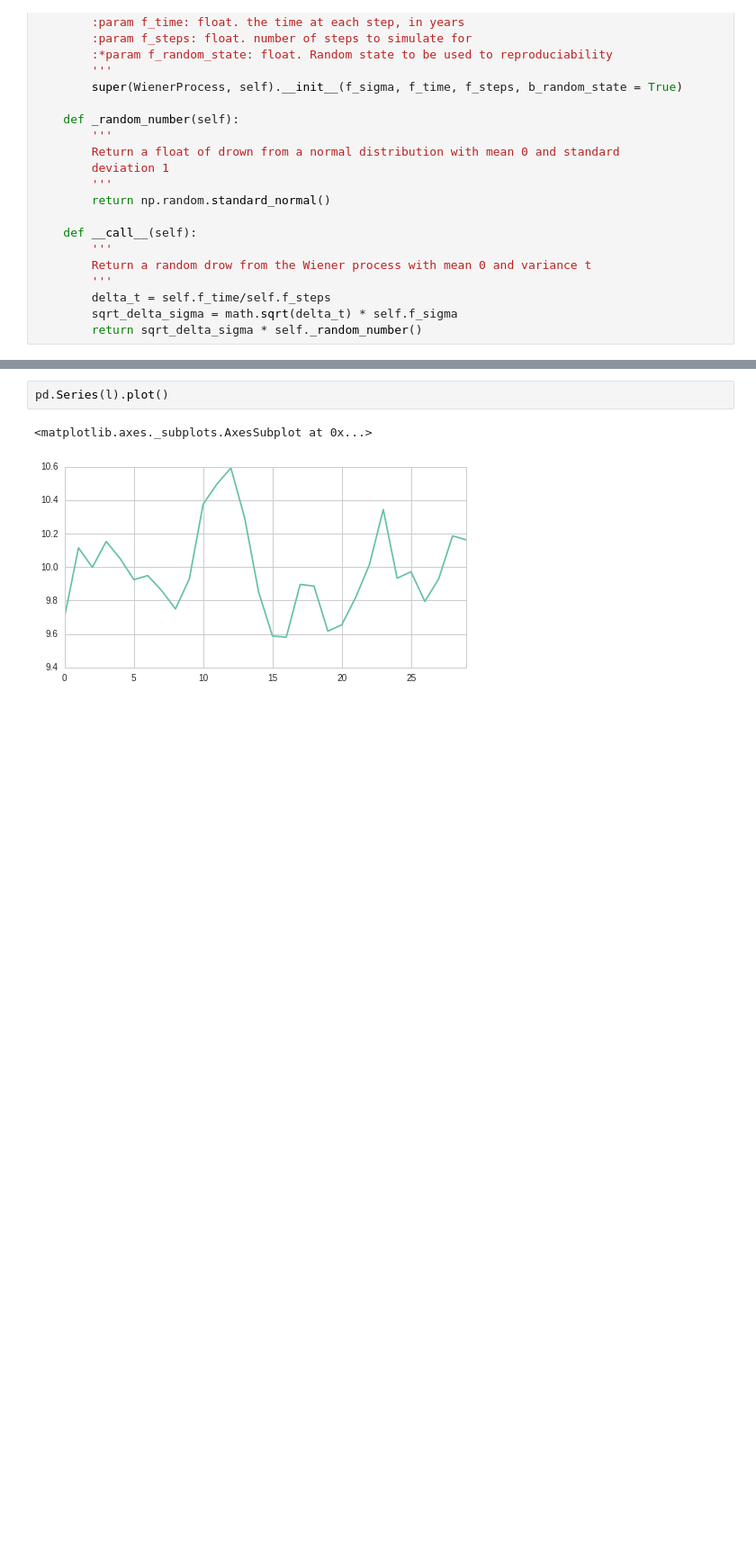
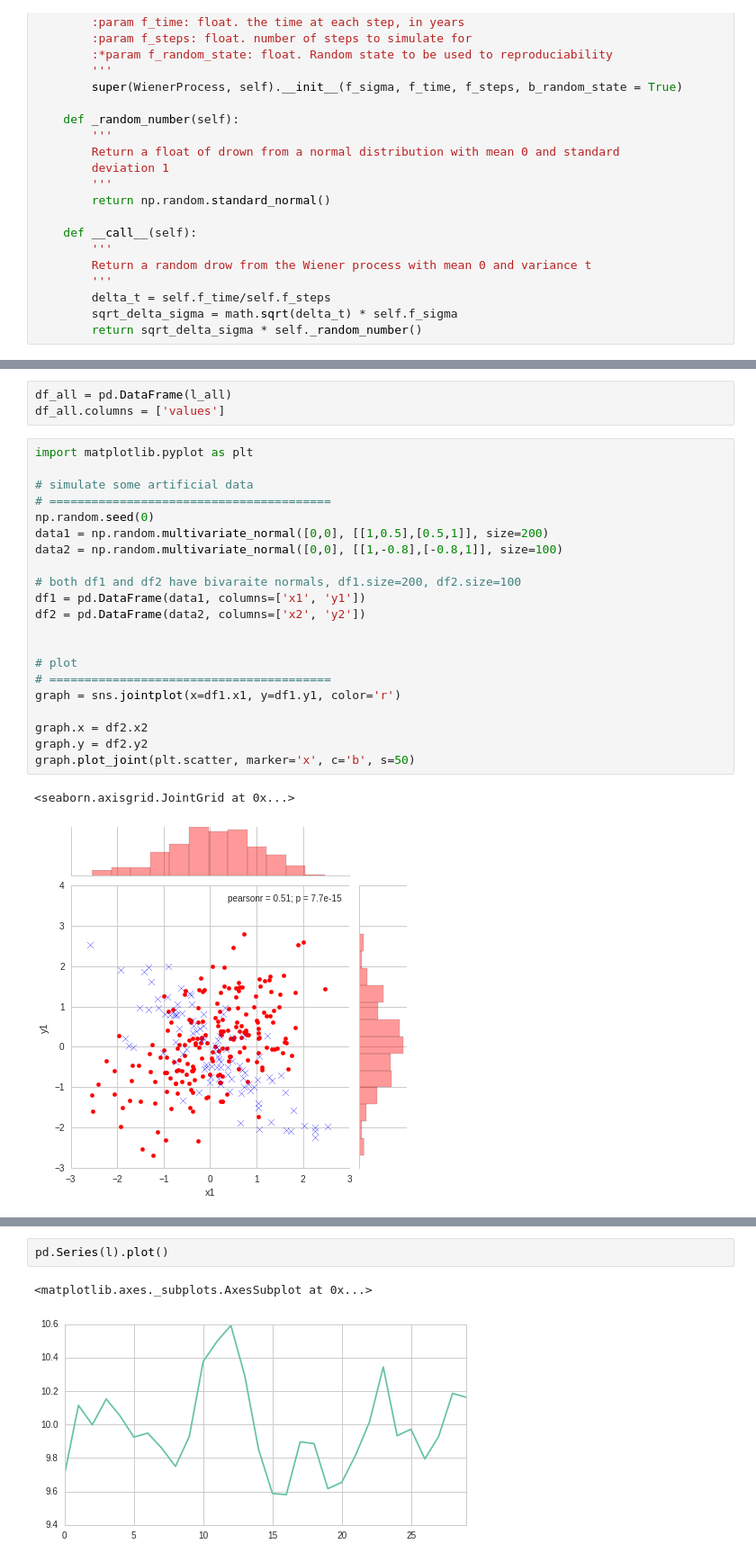
Before and after one commit to ucaiado/Replicating_Strategy, a Jupyter notebook: UiraCaiadoEx01.ipynb, the cells around one changed output, grey strips where cells are left out. Shown: that part at 90% size. Drawn from its saved outputs; the diff is of its cells as text; blank space fills up the shorter version.

```diff
--- a/UiraCaiadoEx01.ipynb
+++ b/UiraCaiadoEx01.ipynb
@@ -333,0 +323,27 @@ l[2]
+# %%
+df_all = pd.DataFrame(l_all)
+df_all.columns = ['values']
+# %%
+import matplotlib.pyplot as plt
+
+# simulate some artificial data
+# ========================================
+np.random.seed(0)
+data1 = np.random.multivariate_normal([0,0], [[1,0.5],[0.5,1]], size=200)
+data2 = np.random.multivariate_normal([0,0], [[1,-0.8],[-0.8,1]], size=100)
+
+# both df1 and df2 have bivaraite normals, df1.size=200, df2.size=100
+df1 = pd.DataFrame(data1, columns=['x1', 'y1'])
+df2 = pd.DataFrame(data2, columns=['x2', 'y2'])
+
+
+# plot
+# ========================================
+graph = sns.jointplot(x=df1.x1, y=df1.y1, color='r')
+
+graph.x = df2.x2
+graph.y = df2.y2
+graph.plot_joint(plt.scatter, marker='x', c='b', s=50)
+# %% [output]
+<seaborn.axisgrid.JointGrid at 0x...>
+[figure, added]
```
Also changed, not shown: parts of 12 cells of this notebook.
